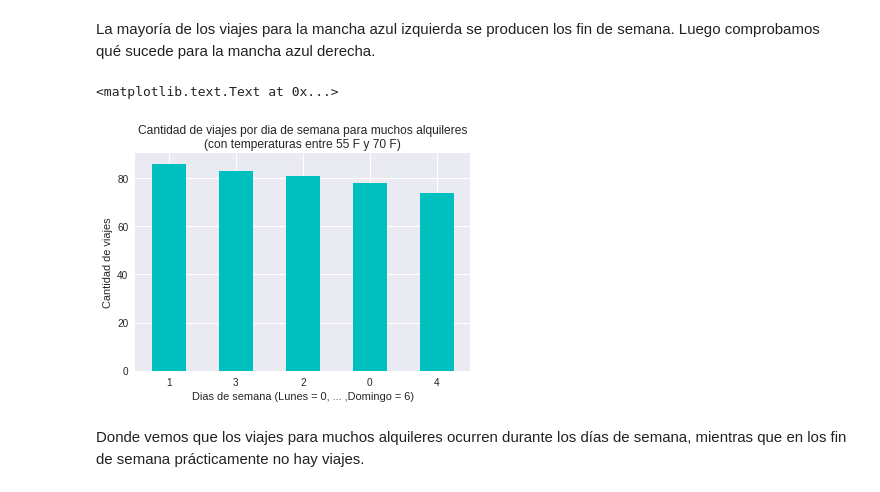
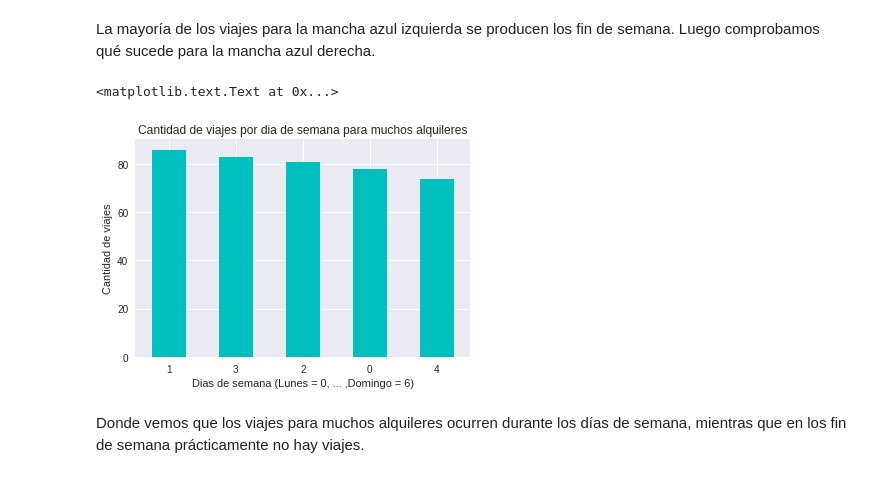
Before and after one commit to mreverter/datos-tp, a Jupyter notebook: TP1-Analisis Exploratorio.ipynb, the cells around one changed output. Cells and saved outputs as stored; diff of their text form; code cells hidden in the pictures.

```diff
--- a/TP1-Analisis Exploratorio.ipynb
+++ b/TP1-Analisis Exploratorio.ipynb
@@ -187,15 +187,15 @@ Luego comprobamos qué sucede para la mancha azul derecha.
 # %%
 weatherInfluenceDf[weatherInfluenceDf.zip_code == 94107][weatherInfluenceDf['total_trips'] > 900][weatherInfluenceDf['total_trips'] < 1500]\
 ['date'].apply(lambda x: x.dayofweek).\
 value_counts().plot(kind='bar', color='c')
 
 plt.xlabel('Dias de semana (Lunes = 0, ... ,Domingo = 6)')
 plt.xticks(rotation=0)
 plt.ylabel('Cantidad de viajes')
-plt.title('Cantidad de viajes por dia de semana para muchos alquileres\n(con temperaturas entre 55 F y 70 F)')
+plt.title('Cantidad de viajes por dia de semana para muchos alquileres')
 # %% [output]
 <matplotlib.text.Text at 0x...>
-[figure, old version]
+[figure, new version]
 # %% [markdown]
 Donde vemos que los viajes para muchos alquileres ocurren durante los días de semana, mientras que en los fin de semana prácticamente no hay viajes.
 # %% [markdown]
```
Also changed, not shown: parts of 2 cells of this notebook.
